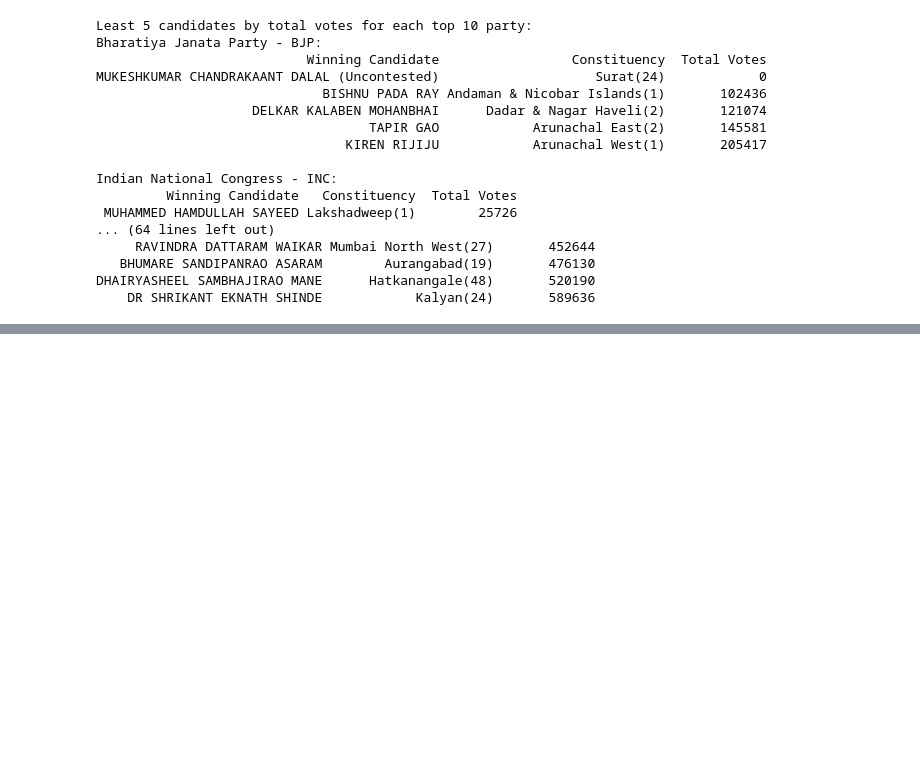
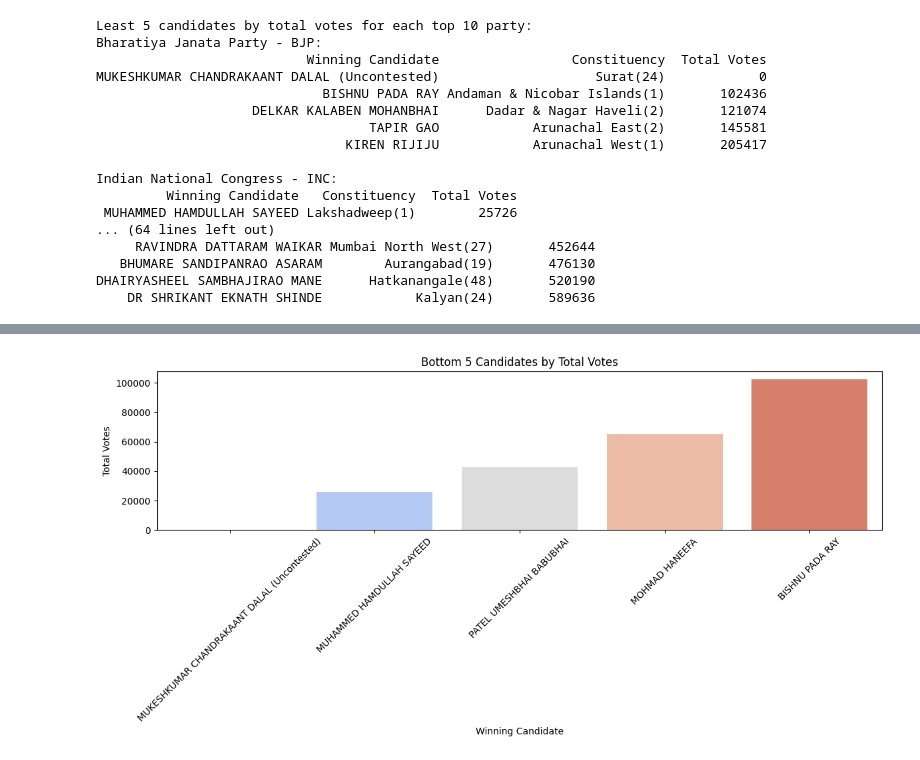
Before and after one commit to karas0904/LOK_SABHA_ELECTIONS_INSIGHTS, a Jupyter notebook: kavlium.ipynb, the cells around one changed output, grey strips where cells are left out. Saved outputs shown, nothing was run; the diff lists cells and outputs as text; code cells hidden in the pictures; blank space fills up the shorter version.

```diff
--- a/kavlium.ipynb
+++ b/kavlium.ipynb
@@ -464,0 +586,11 @@ DHAIRYASHEEL SAMBHAJIRAO MANE      Hatkanangale(48)       520190
+# %%
+bottom_5 = candidate_df.nsmallest(5, 'Total Votes')
+
+plt.figure(figsize=(12, 6))
+sns.barplot(x='Winning Candidate', y='Total Votes', data=bottom_5, palette='coolwarm')
+plt.title('Bottom 5 Candidates by Total Votes')
+plt.xticks(rotation=45)
+plt.tight_layout()
+plt.show()
+# %% [output]
+[figure, added]
```
Also changed, not shown: parts of 13 cells of this notebook, 9 other files.
